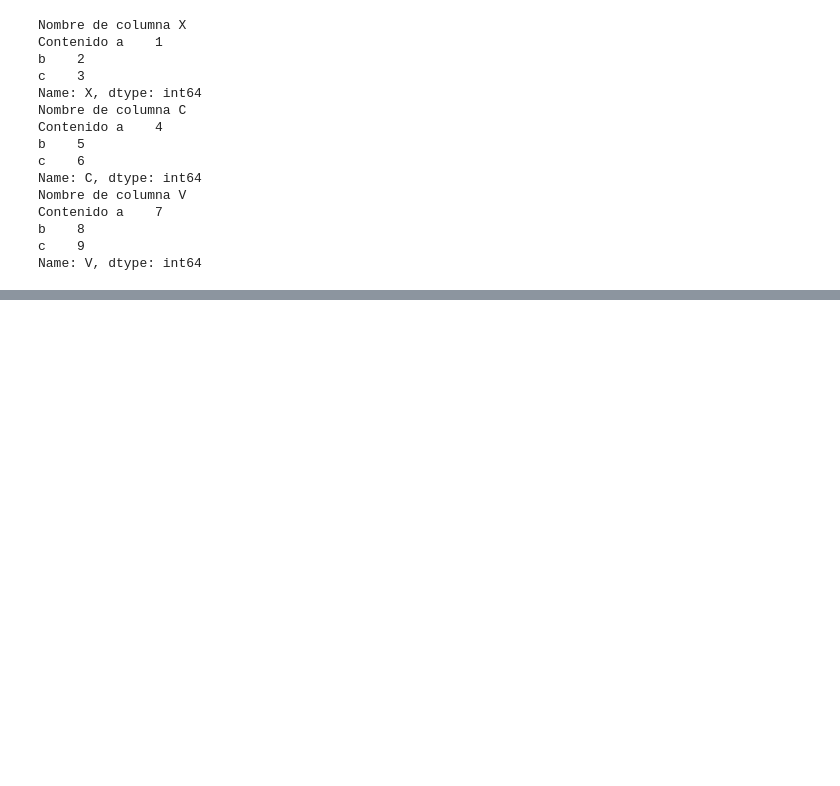
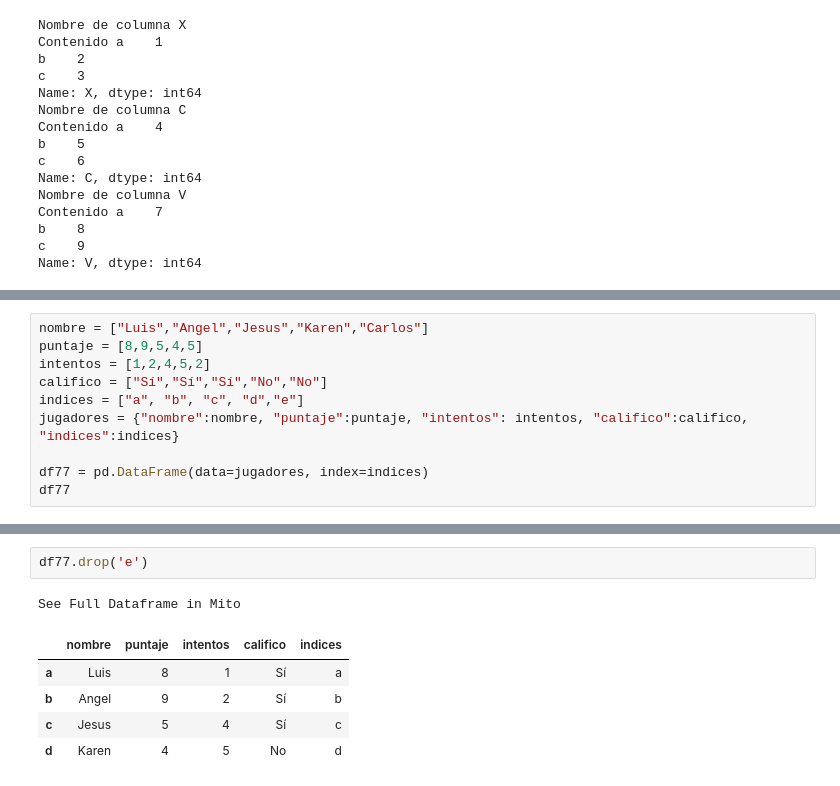
Before and after one commit to TherealVL/Ejercicios_Pandas, a Jupyter notebook: Ejercicios_Panda.ipynb, the cells around one changed output, grey strips where cells are left out. Drawn from its saved outputs; the diff is of its cells as text; blank space fills up the shorter version.

```diff
--- a/Ejercicios_Panda.ipynb
+++ b/Ejercicios_Panda.ipynb
@@ -1025,0 +1029,10 @@ Name: V, dtype: int64
+# %%
+nombre = ["Luis","Angel","Jesus","Karen","Carlos"]
+puntaje = [8,9,5,4,5]
+intentos = [1,2,4,5,2]
+califico = ["Sí","Sí","Sí","No","No"]
+indices = ["a", "b", "c", "d","e"]
+jugadores = {"nombre":nombre, "puntaje":puntaje, "intentos": intentos, "califico":califico, "indices":indices}
+
+df77 = pd.DataFrame(data=jugadores, index=indices)
+df77
@@ -1025,0 +1047,9 @@ Name: V, dtype: int64
+# %%
+df77.drop('e')
+# %% [output]
+See Full Dataframe in Mito
+|  | nombre | puntaje | intentos | califico | indices |
+| a | Luis | 8 | 1 | Sí | a |
+| b | Angel | 9 | 2 | Sí | b |
+| c | Jesus | 5 | 4 | Sí | c |
+| d | Karen | 4 | 5 | No | d |
```
Also changed, not shown: parts of 2 cells of this notebook.
